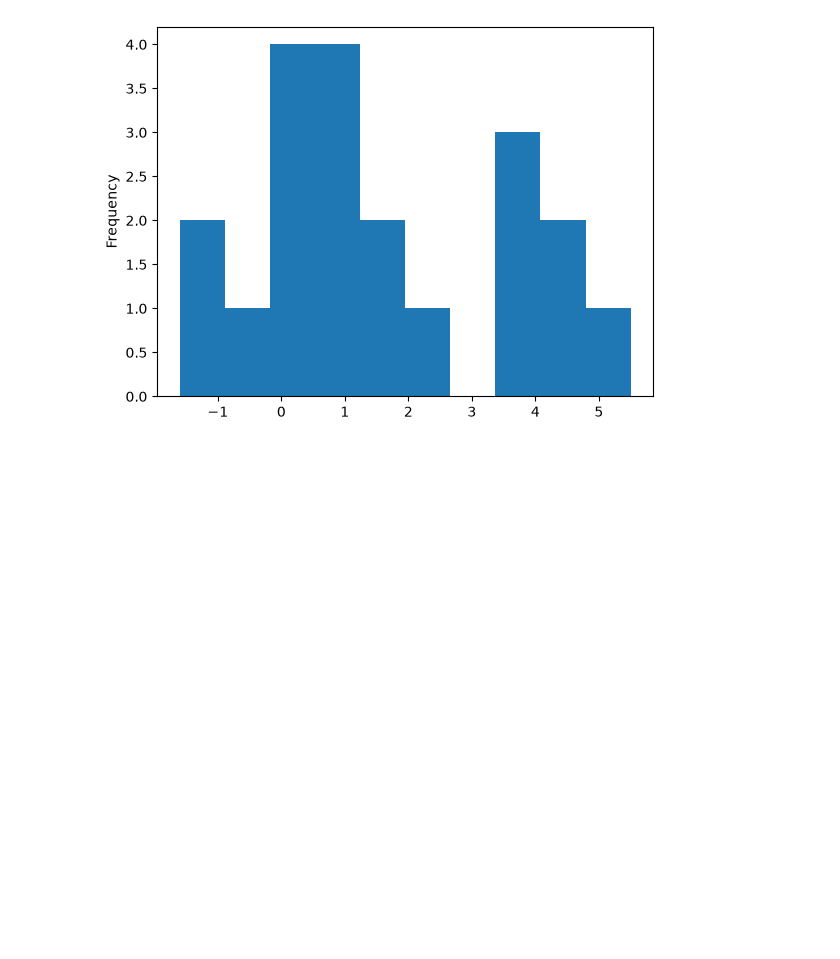
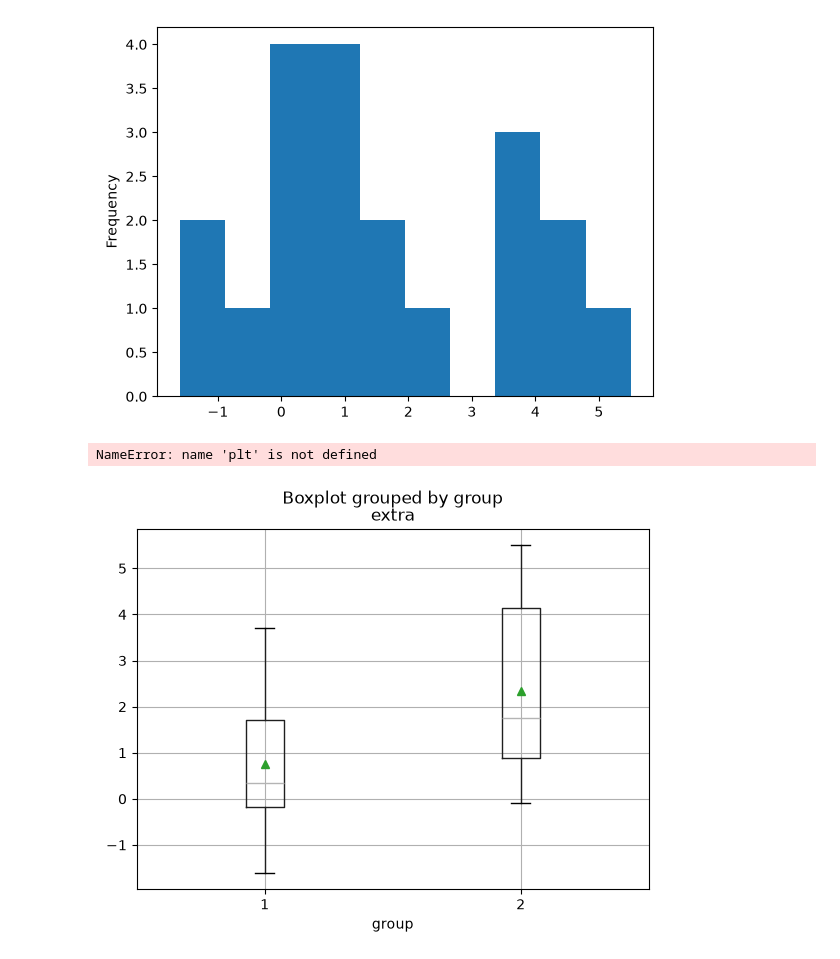
Before and after one commit to Psyc3000A/Fall-Winter2026, a Jupyter notebook: Assignment1_KayleighR (1).ipynb, the cells around one changed output. Cells and saved outputs as stored; diff of their text form; code cells hidden in the pictures; blank space fills up the shorter version.

```diff
--- a/Assignment1_KayleighR (1).ipynb
+++ b/Assignment1_KayleighR (1).ipynb
@@ -40,3 +30,9 @@ datafile["extra"].plot(kind="hist")
 # %% [output]
 <Axes: ylabel='Frequency'>
 [figure]
+# %%
+datafile.boxplot(column="extra", by="group", showmeans=True)
+plt.show()
+# %% [output]
+NameError: name 'plt' is not defined
+[figure, added]
```
Also changed, not shown: parts of 11 cells of this notebook.
